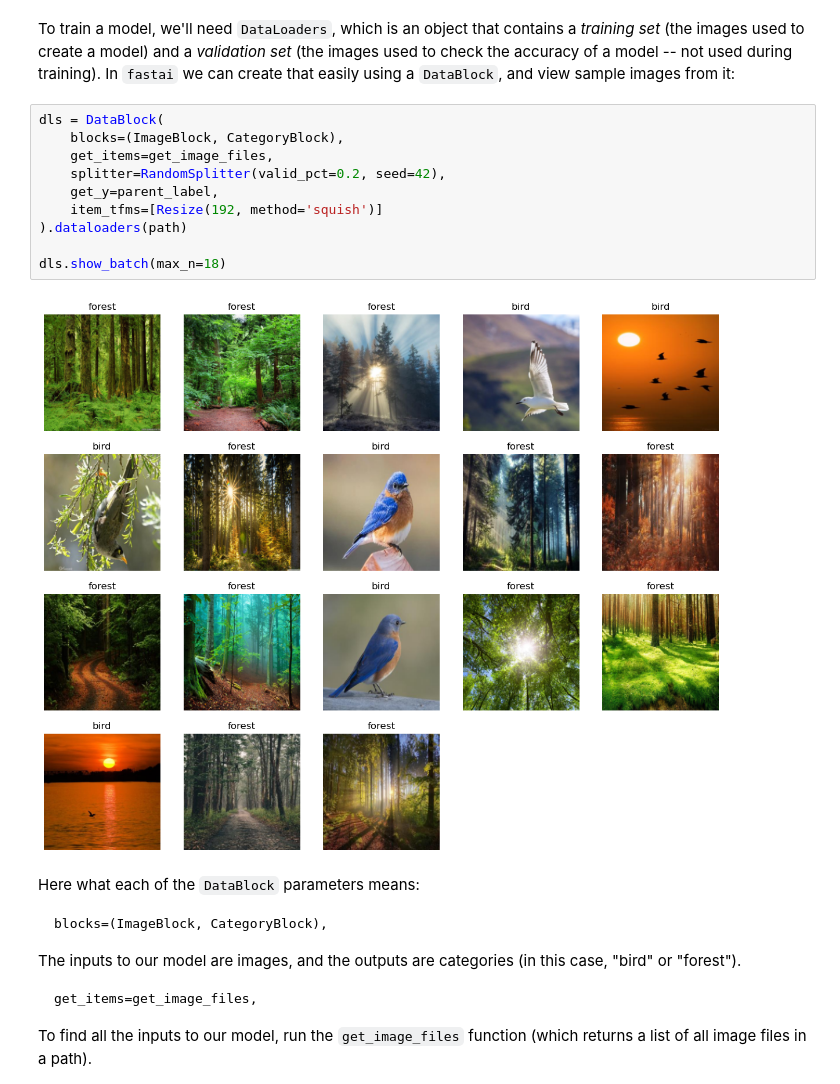
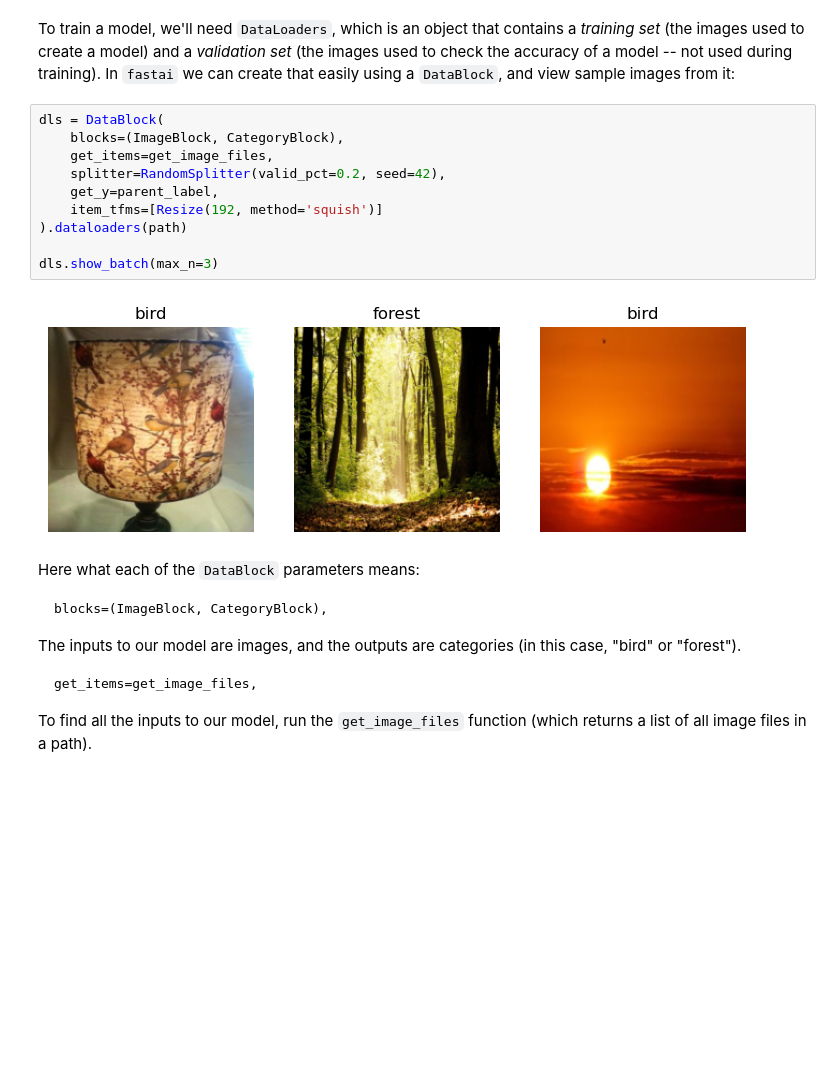
Before and after one commit to damiensawyer/aicourse, a Jupyter notebook: jupyter/notebooks/course22/00-is-it-a-bird-creating-a-model-from-your-own-data.ipynb, the cells around one changed output. Drawn from its saved outputs; the diff is of its cells as text; blank space fills up the shorter version.

```diff
--- a/jupyter/notebooks/course22/00-is-it-a-bird-creating-a-model-from-your-own-data.ipynb
+++ b/jupyter/notebooks/course22/00-is-it-a-bird-creating-a-model-from-your-own-data.ipynb
@@ -107,15 +107,15 @@ To train a model, we'll need `DataLoaders`, which is an object that contains a *
 # %%
 dls = DataBlock(
     blocks=(ImageBlock, CategoryBlock),
     get_items=get_image_files,
     splitter=RandomSplitter(valid_pct=0.2, seed=42),
     get_y=parent_label,
     item_tfms=[Resize(192, method='squish')]
 ).dataloaders(path)
 
-dls.show_batch(max_n=18)
+dls.show_batch(max_n=3)
 # %% [output]
-[figure, old version]
+[figure, new version]
 # %% [markdown]
 Here what each of the `DataBlock` parameters means:
 
```
Also changed, not shown: parts of 4 cells of this notebook, 1 other file.
